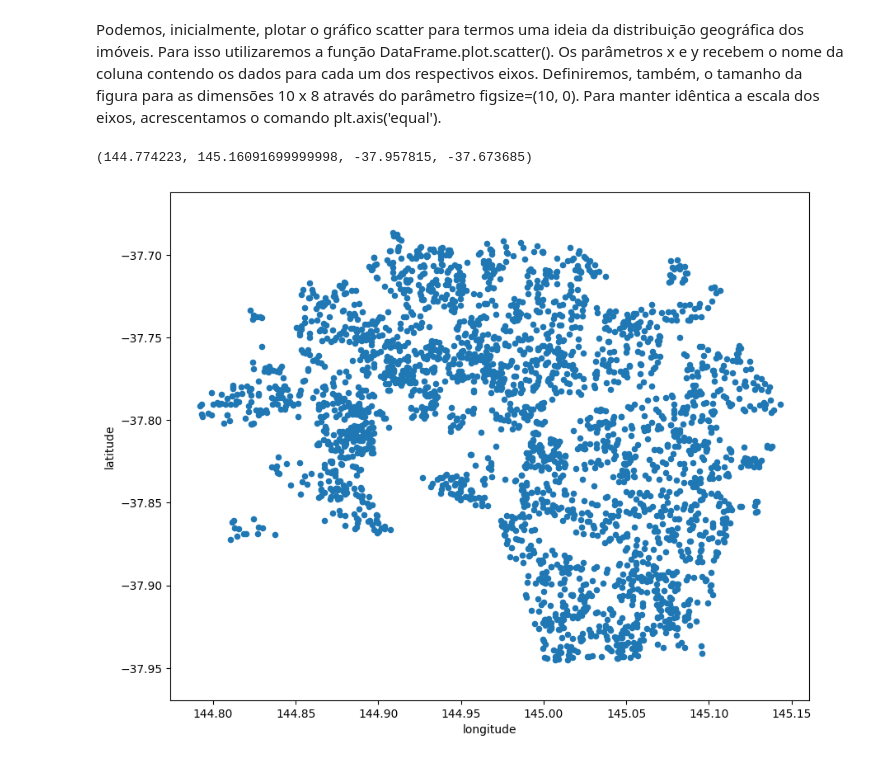
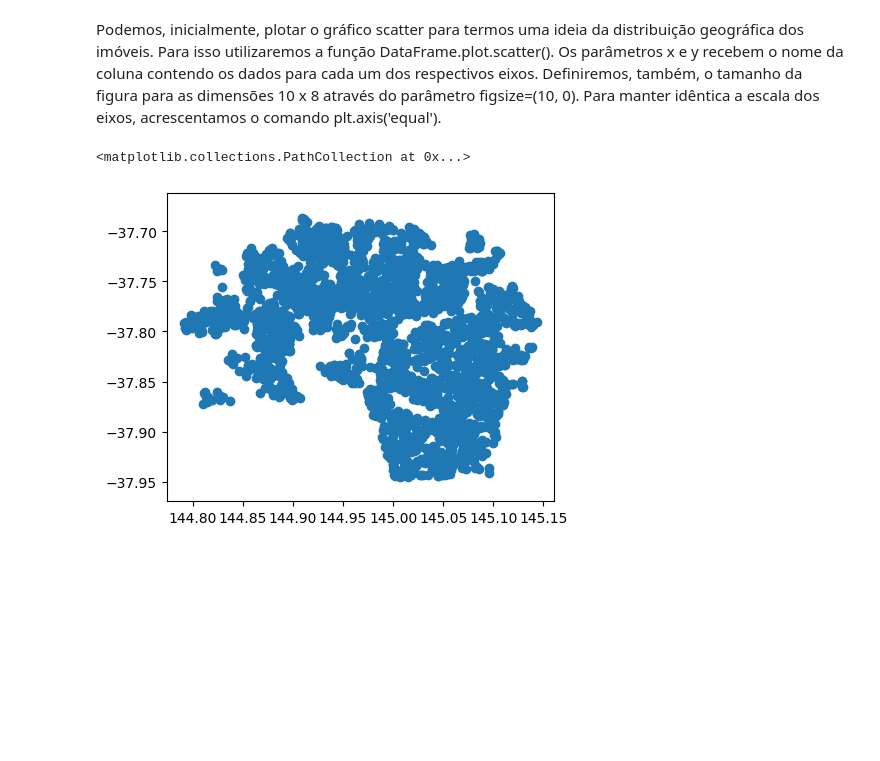
Before and after one commit to cvs2010/Data-Science-Projects, a Jupyter notebook: 00_pandas_tutorial.ipynb, the cells around one changed output. Cells and saved outputs as stored; diff of their text form; code cells hidden in the pictures; blank space fills up the shorter version.

```diff
--- a/00_pandas_tutorial.ipynb
+++ b/00_pandas_tutorial.ipynb
@@ -535,7 +555,7 @@ Gráficos scatter são utilizados para comparar pares de valores com o objetivo
 
 Utilizaremos a base housing_ok.csv como exemplo.
 # %%
-housing = pd.read_csv('https://raw.githubusercontent.com/cvs2010/udemyDeepLearning/main/Files/housing_ok.csv')
+housing = pd.read_csv('https://raw.githubusercontent.com/cvs2010/udemyDeepLearning/main/files/housing_ok.csv')
 housing.quartos = housing.quartos.astype('int8')
 housing.banheiros = housing.banheiros.astype('int8')
 housing.vagas = housing.vagas.astype('int8')
@@ -543,9 +570,11 @@ housing.vagas = housing.vagas.astype('int8')
 # Plotando coordenadas geográficas
 # %% [markdown]
 Podemos, inicialmente, plotar o gráfico scatter para termos uma ideia da distribuição geográfica dos imóveis. Para isso utilizaremos a função DataFrame.plot.scatter(). Os parâmetros x e y recebem o nome da coluna contendo os dados para cada um dos respectivos eixos. Definiremos, também, o tamanho da figura para as dimensões 10 x 8 através do parâmetro figsize=(10, 0). Para manter idêntica a escala dos eixos, acrescentamos o comando plt.axis('equal').
-# %%
-housing.plot.scatter(x='longitude', y='latitude', figsize=(10, 8))
-plt.axis('equal')
-# %% [output]
-(144.774223, 145.16091699999998, -37.957815, -37.673685)
-[figure, removed]
+# %%
+# Atenção para a ordenação dos itens do plt
+plt.figure(figsize = (5,4))
+plt.axis('equal')
+plt.scatter(x = housing.longitude, y = housing.latitude)
+# %% [output]
+<matplotlib.collections.PathCollection at 0x...>
+[figure, added]
```
Also changed, not shown: parts of 12 cells of this notebook.
